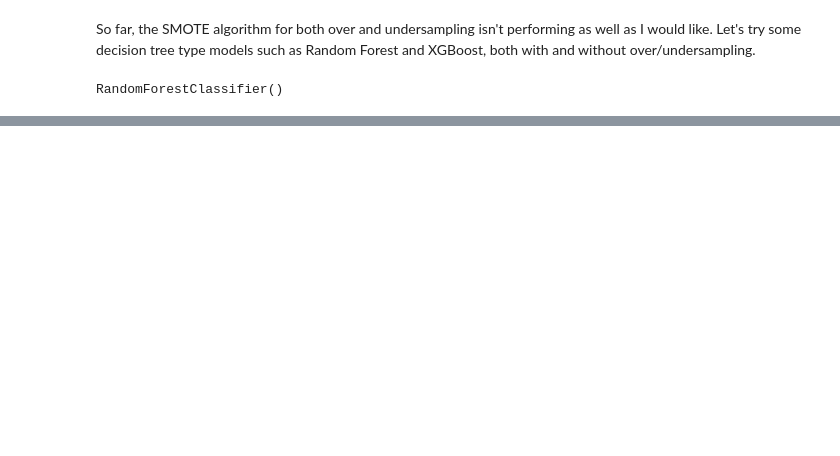
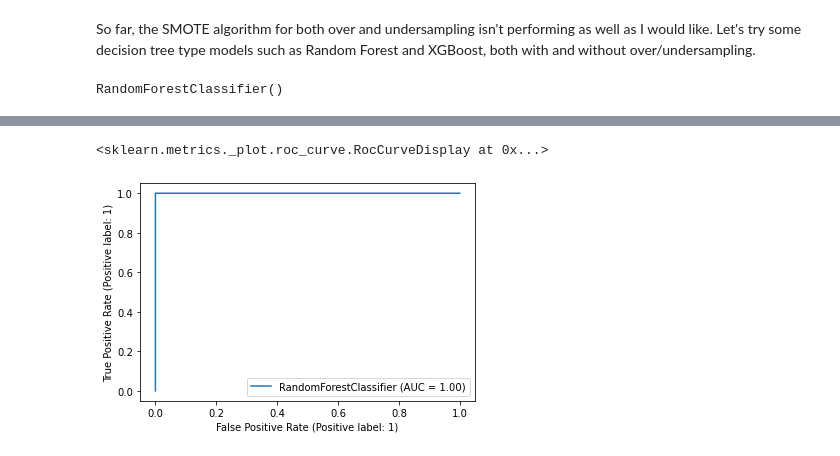
Before and after one commit to kduane/fake_fraud, a Jupyter notebook: modeling.ipynb, the cells around one changed output, grey strips where cells are left out. Saved outputs shown, nothing was run; the diff lists cells and outputs as text; code cells hidden in the pictures; blank space fills up the shorter version.

```diff
--- a/modeling.ipynb
+++ b/modeling.ipynb
@@ -255,0 +280,5 @@ ValueError: Found input variables with inconsistent numbers of samples: [2077806
+# %%
+plot_roc_curve(rfc_o, X1_test, y1_test)
+# %% [output]
+<sklearn.metrics._plot.roc_curve.RocCurveDisplay at 0x...>
+[figure, added]
```
Also changed, not shown: parts of 17 cells of this notebook, 1 other file.
